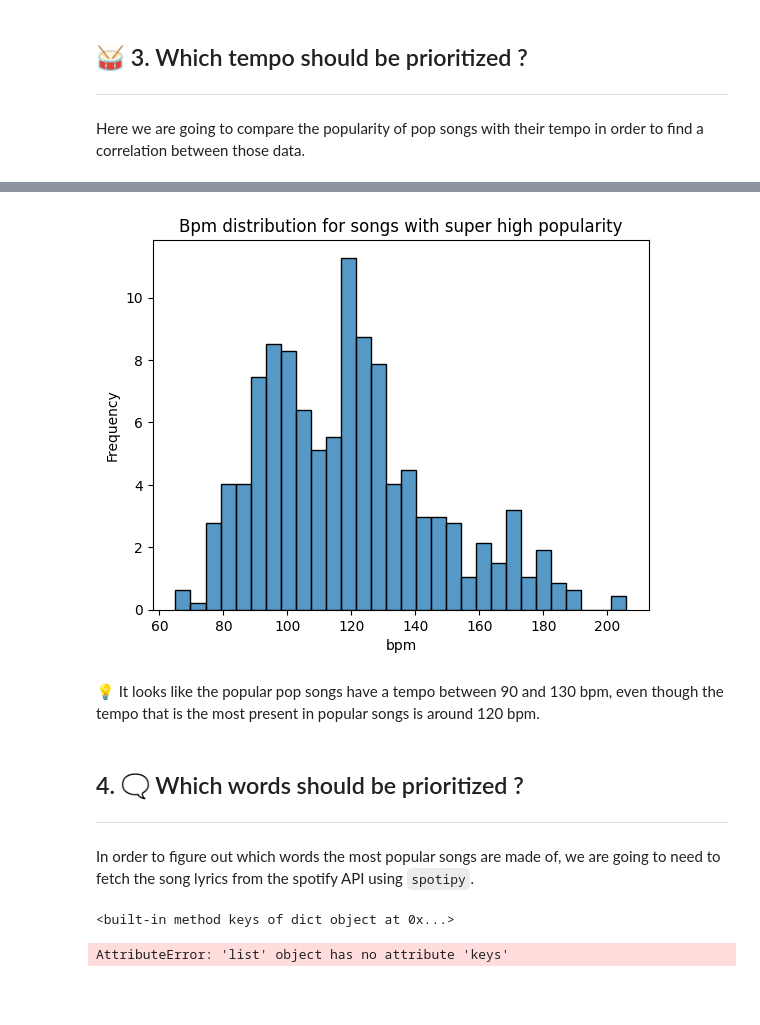
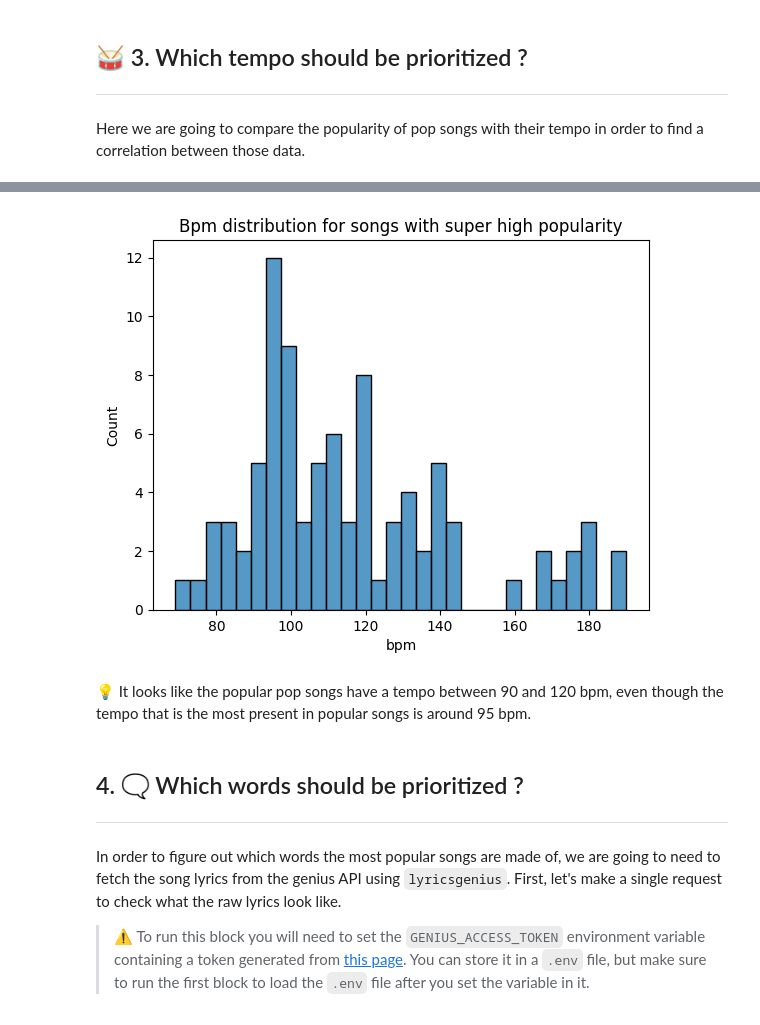
Before and after one commit to Lucas-COX/datamining-evaluation, a Jupyter notebook: spotify.ipynb, the cells around one changed output, grey strips where cells are left out. Cells and saved outputs as stored; diff of their text form; code cells hidden in the pictures; blank space fills up the shorter version.

```diff
--- a/spotify.ipynb
+++ b/spotify.ipynb
@@ -103,33 +118,20 @@ Here we are going to compare the popularity of pop songs with their tempo in ord
 # %%
-popular_df = df[df["popularity_cat"] == "Super High"]
+# Create a smaller DataFrame composed of the most popular songs
+popular_df = pop_df[pop_df["popularity_cat"] == "Super High"]
+popular_df.reset_index()
 
-sns.histplot(data=popular_df, x="bpm", stat="frequency", bins=30)
+# Draw a histogram counting the amount of those songs on 30 different bpm
+sns.histplot(data=popular_df, x="bpm", stat="count", bins=30)
 
 plt.title("Bpm distribution for songs with super high popularity")
 plt.show()
 # %% [output]
-[figure, old version]
+[figure, new version]
 # %% [markdown]
-💡 It looks like the popular pop songs have a tempo between 90 and 130 bpm, even though the tempo that is the most present in popular songs is around 120 bpm.
+💡 It looks like the popular pop songs have a tempo between 90 and 120 bpm, even though the tempo that is the most present in popular songs is around 95 bpm.
 # %% [markdown]
 ## 4. 🗨️ Which words should be prioritized ?
 ---
 
-In order to figure out which words the most popular songs are made of, we are going to need to fetch the song lyrics from the spotify API using `spotipy`.
+In order to figure out which words the most popular songs are made of, we are going to need to fetch the song lyrics from the genius API using `lyricsgenius`. First, let's make a single request to check what the raw lyrics look like.
+> ⚠️ To run this block you will need to set the `GENIUS_ACCESS_TOKEN` environment variable containing a token generated from [this page](https://genius.com/api-clients). You can store it in a `.env` file, but make sure to run the first block to load the `.env` file after you set the variable in it.
-# %%
-import spotipy
-
-from dotenv import load_dotenv
-from spotipy.oauth2 import SpotifyClientCredentials
-
-load_dotenv()
-
-song = pop_df.iloc[1]
-spotify = spotipy.Spotify(client_credentials_manager=SpotifyClientCredentials())
-result = spotify.search(q=f"track:{song['title']}, artist:{song['artist']}", type="track", limit=1)
-# %% [output]
-<built-in method keys of dict object at 0x...>
-# %%
-print(result["tracks"]["items"][0])
-# %% [output]
-AttributeError: 'list' object has no attribute 'keys'
```
Also changed, not shown: parts of 19 cells of this notebook, 3 other files.
